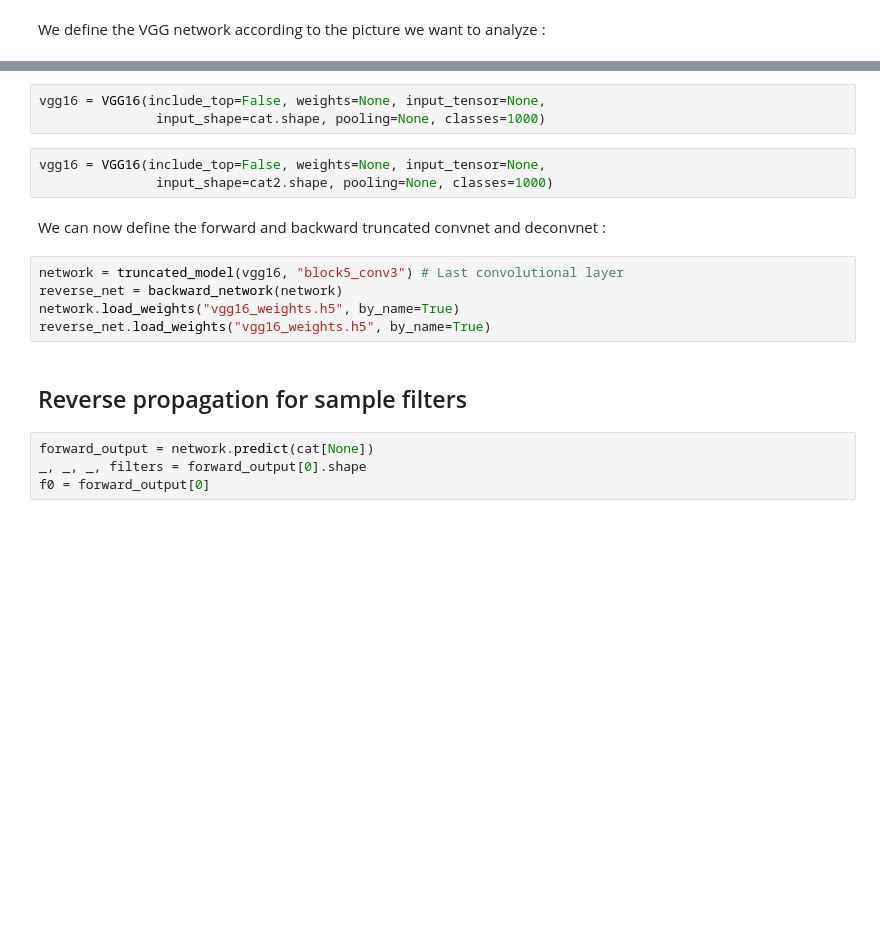
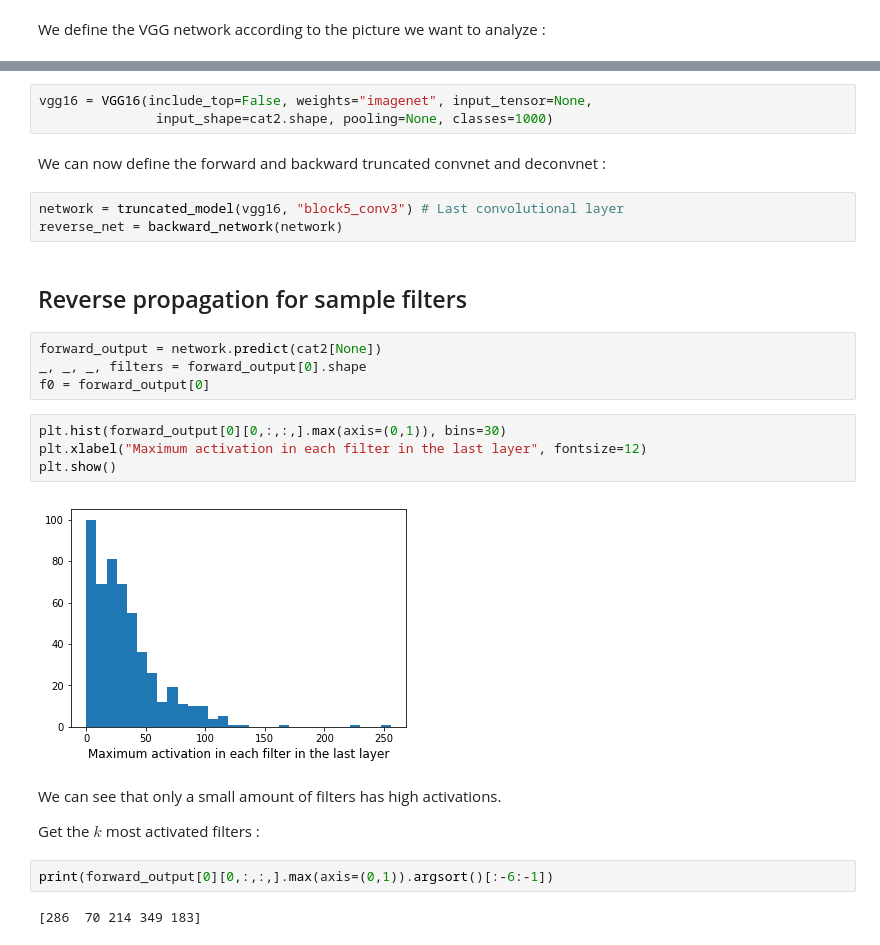
Before and after one commit to eloiseberthier/ConvNet_Viz, a Jupyter notebook: Vizualising a Pretrained Network.ipynb, the cells around one changed output, grey strips where cells are left out. Saved outputs shown, nothing was run; the diff lists cells and outputs as text; blank space fills up the shorter version.

```diff
--- a/Vizualising a Pretrained Network.ipynb
+++ b/Vizualising a Pretrained Network.ipynb
@@ -49,20 +55,29 @@ We define the VGG network according to the picture we want to analyze :
 # %%
-vgg16 = VGG16(include_top=False, weights=None, input_tensor=None,
-               input_shape=cat.shape, pooling=None, classes=1000)
+vgg16 = VGG16(include_top=False, weights="imagenet", input_tensor=None,
+               input_shape=cat2.shape, pooling=None, classes=1000)
-# %%
-vgg16 = VGG16(include_top=False, weights=None, input_tensor=None,
-               input_shape=cat2.shape, pooling=None, classes=1000)
 # %% [markdown]
 We can now define the forward and backward truncated convnet and deconvnet :
 # %%
 network = truncated_model(vgg16, "block5_conv3") # Last convolutional layer
 reverse_net = backward_network(network)
-network.load_weights("vgg16_weights.h5", by_name=True)
-reverse_net.load_weights("vgg16_weights.h5", by_name=True)
 # %% [markdown]
 ## Reverse propagation for sample filters
 # %%
-forward_output = network.predict(cat[None])
+forward_output = network.predict(cat2[None])
 _, _, _, filters = forward_output[0].shape
 f0 = forward_output[0]
+# %%
+plt.hist(forward_output[0][0,:,:,].max(axis=(0,1)), bins=30)
+plt.xlabel("Maximum activation in each filter in the last layer", fontsize=12)
+plt.show()
+# %% [output]
+[figure, added]
+# %% [markdown]
+We can see that only a small amount of filters has high activations.
+
+Get the $k$ most activated filters :
+# %%
+print(forward_output[0][0,:,:,].max(axis=(0,1)).argsort()[:-6:-1])
+# %% [output]
+[286  70 214 349 183]
 # %%
```
Also changed, not shown: parts of 8 cells of this notebook, 2 other files.
